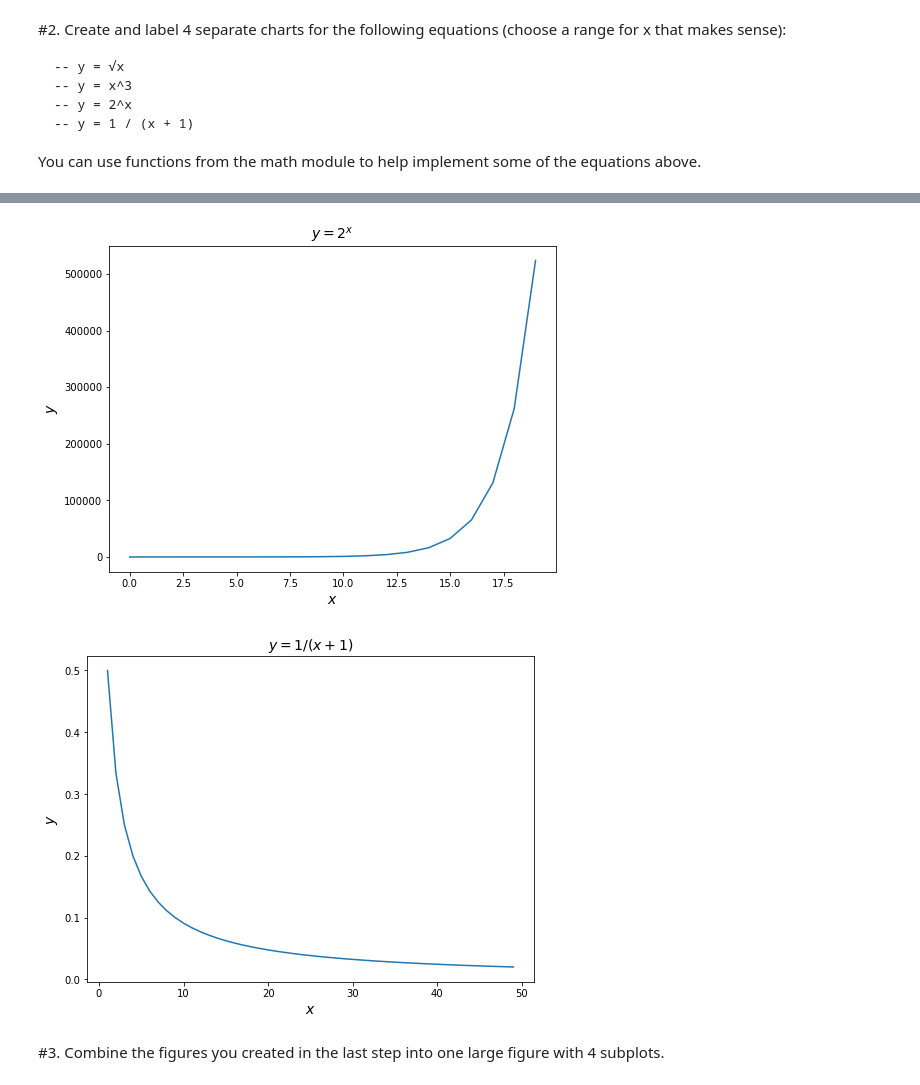
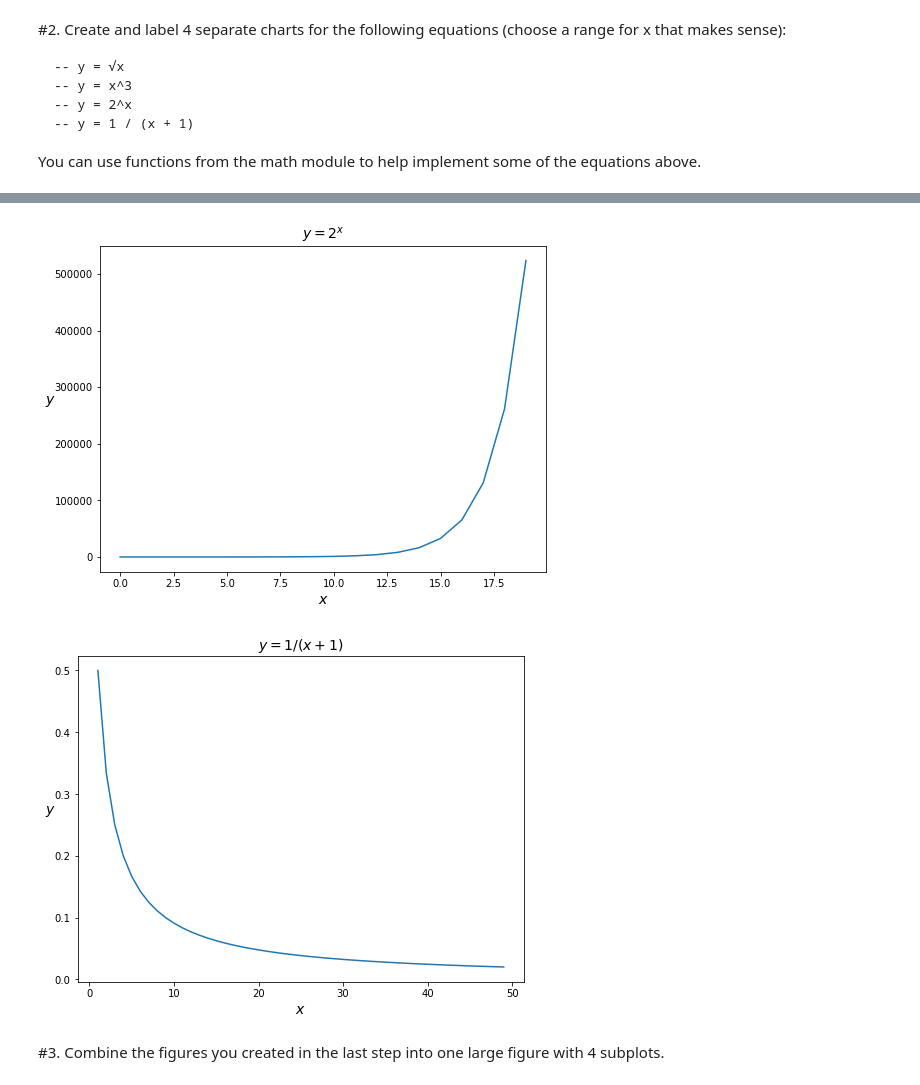
Before and after one commit to aliciag92/numpy-pandas-visualization-exercises, a Jupyter notebook: matplotlib_exercises.ipynb, the cells around one changed output, grey strips where cells are left out. Saved outputs shown, nothing was run; the diff lists cells and outputs as text; code cells hidden in the pictures.

```diff
--- a/matplotlib_exercises.ipynb
+++ b/matplotlib_exercises.ipynb
@@ -110,32 +110,32 @@ plt.plot(x3, y3)
 # customize
 plt.title('$y = 2^x$', fontsize = 14)
 plt.xlabel('$x$', fontsize = 14)
-plt.ylabel('$y$', fontsize = 14)
+plt.ylabel('$y$', fontsize = 14, rotation = 0)
 
 # show the graph
 plt.show()
 # %% [output]
-[figure, old version]
+[figure, new version]
 # %%
 #2d. Create and label 4 separate charts for -- y = 1 / (x + 1)
 # define 4th figure
 plt.figure(figsize = (8, 6))
 
 # plot data
 x4 = list(range(1, 50))
 y4 = [1 / (n + 1) for n in x4]
 
 plt.plot(x4, y4)
 
 # customize
 plt.title('$y = 1 / (x + 1)$', fontsize = 14)
 plt.xlabel('$x$', fontsize = 14)
-plt.ylabel('$y$', fontsize = 14)
+plt.ylabel('$y$', fontsize = 14, rotation = 0)
 
 # show the graph
 plt.show()
 # %% [output]
-[figure, old version]
+[figure, new version]
 # %% [markdown]
 #3. Combine the figures you created in the last step into one large figure with 4 subplots.
 # %%
```
Also changed, not shown: parts of 8 cells of this notebook.
